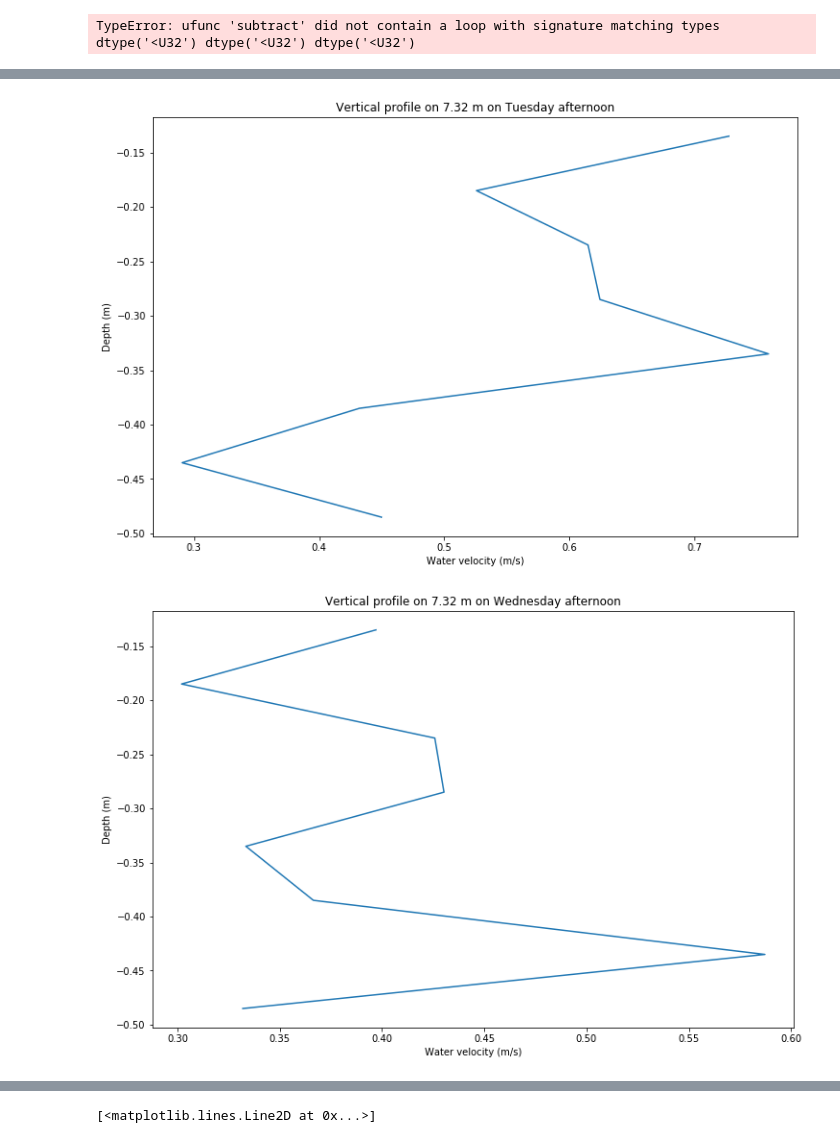
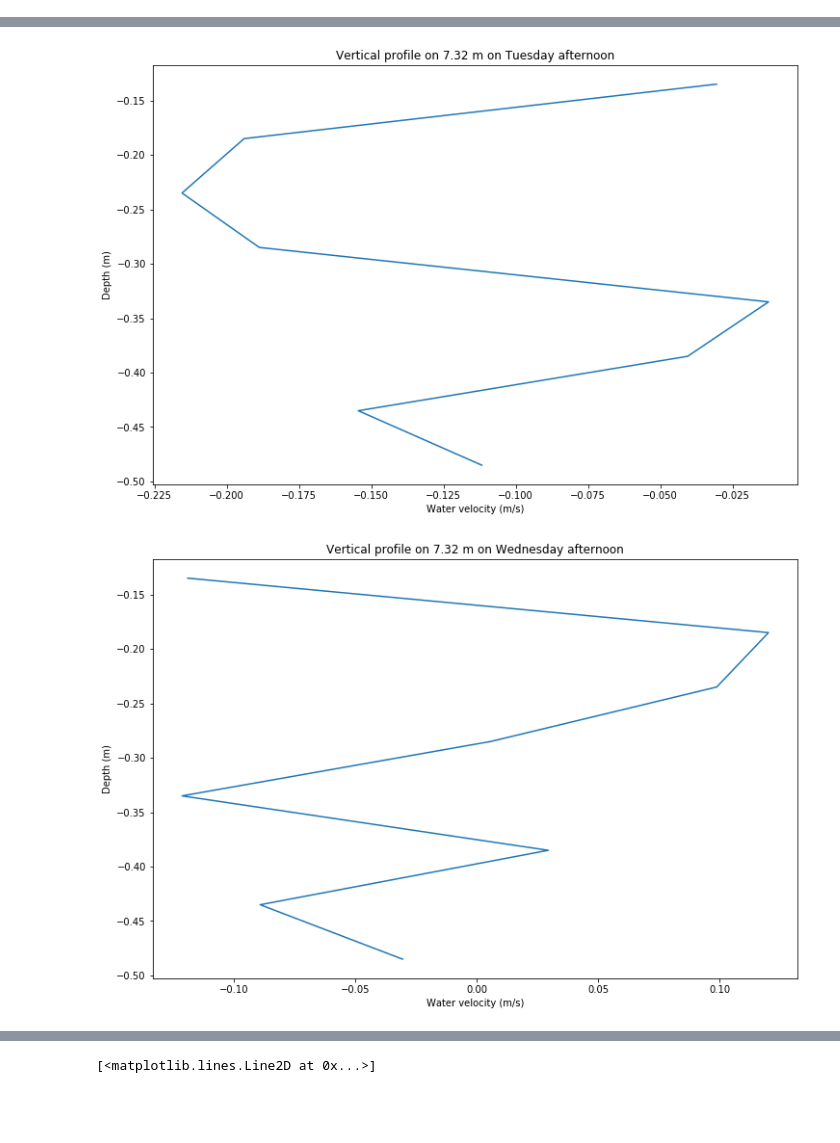
Before and after one commit to XinbaiXie/fieldwork-2019-adcp-adv, a Jupyter notebook: code/Script reading data.ipynb, the cells around one changed output, grey strips where cells are left out. Drawn from its saved outputs; the diff is of its cells as text; code cells hidden in the pictures; blank space fills up the shorter version.

```diff
--- a/code/Script reading data.ipynb
+++ b/code/Script reading data.ipynb
@@ -48,6 +45,8 @@ day = 0
 # Open Excel with ADV results
 advexcel = datafolder+'ADVmeasurements.xlsx'
 # %%
+# Count the number of days
+day = 0
 
 
 # loop over all roots
@@ -150,11 +149,7 @@ for root, dirs, files in os.walk(basefolder, topdown=False):
         Vabs = (Velocity[:,0,:]**2+Velocity[:,1,:]**2)**0.5  # average velocity profile
 
         # Velocity in the direction of the river
-        Angle_tot = np.arctan(Track_x[-1]/Track_y[-1])
-        Angle_cell = np.arctan(Velocity[:,0,:]/Velocity[:,1,:])
-        Angle_dir = 0.5*np.pi-Angle_tot-Angle_cell
-        Vprofile = Vabs*np.cos(Angle_dir)
-        Vprofile = Vabs
+        Vprofile = np.abs(Velocity[:,0,:]) ## ABS!
 
         if plot_cross_sec:
             plt.figure(figsize=(8,12))
@@ -293 +281,0 @@ Transducerdepth:  Thursday morning 20051005102341.mat 0.06
-TypeError: ufunc 'subtract' did not contain a loop with signature matching types dtype('<U32') dtype('<U32') dtype('<U32')
@@ -297,2 +285,2 @@ TypeError: ufunc 'subtract' did not contain a loop with signature matching types
-[figure, old version]
+[figure, new version]
-[figure, old version]
+[figure, new version]
```
Also changed, not shown: parts of 4 cells of this notebook, 2 other files.
